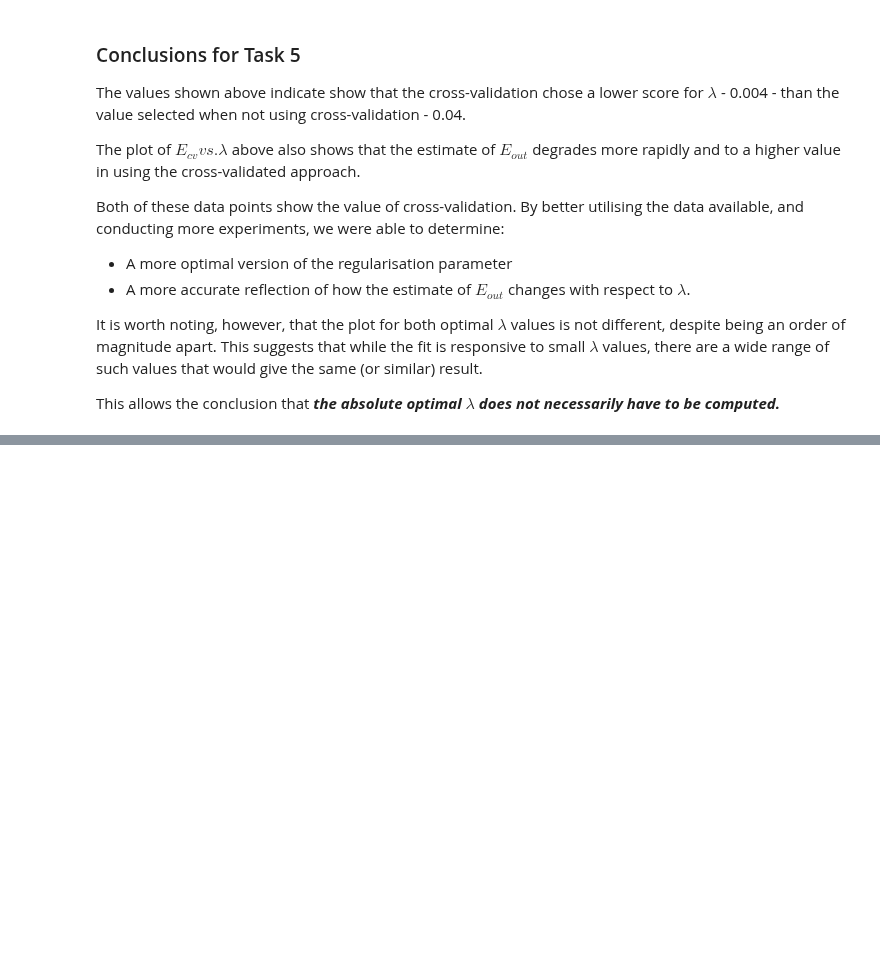
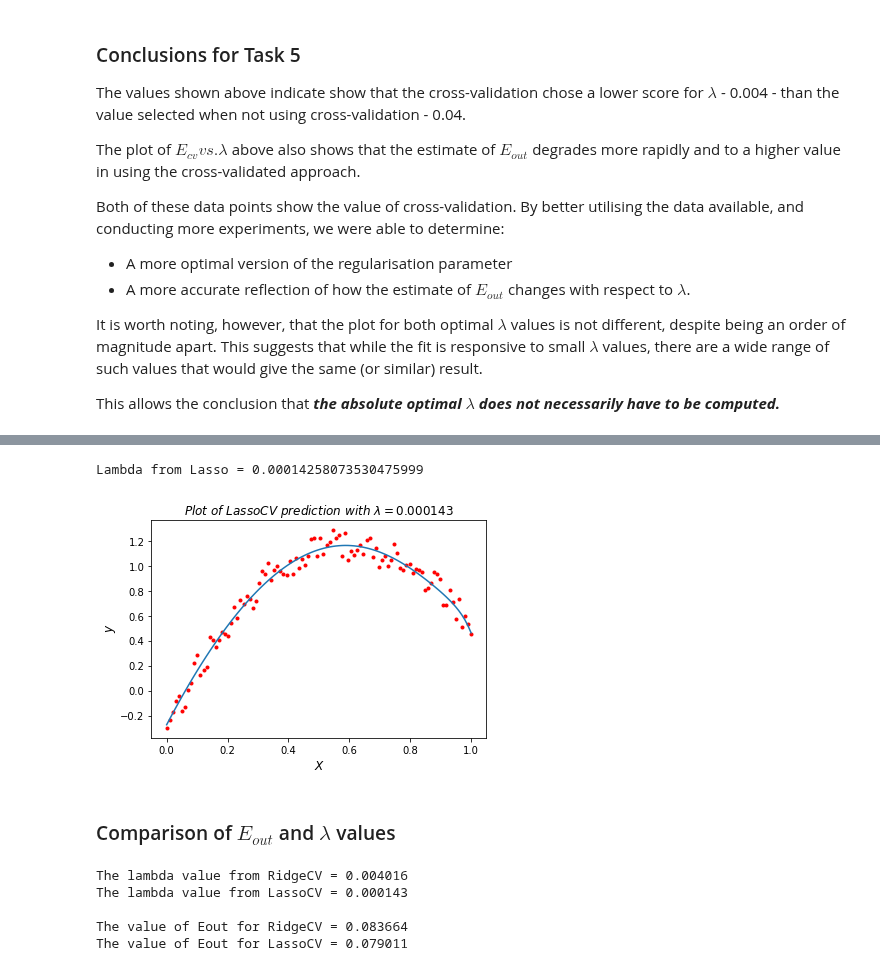
Before and after one commit to vipulpopat/MSCAI_Sem1_Etivity4, a Jupyter notebook: Etivity4_CE6002_18195326.ipynb, the cells around one changed output, grey strips where cells are left out. Cells and saved outputs as stored; diff of their text form; code cells hidden in the pictures; blank space fills up the shorter version.

```diff
--- a/Etivity4_CE6002_18195326.ipynb
+++ b/Etivity4_CE6002_18195326.ipynb
@@ -336,0 +375,20 @@ This allows the conclusion that **_the absolute optimal $\lambda$ does not neces
+# %%
+lasso_cv = LassoCV(n_alphas=len(lambdas))
+lasso_cv.fit(X_cv, y_cv)
+
+print(f"Lambda from Lasso = {lasso_cv.alpha_}")
+
+# Plot the original and Lasso predicted functions
+plt.plot(X,y,'r.')
+plt.plot(X, lasso_cv.predict(X_trans))
+
+plt.title(f"Plot of LassoCV prediction with $\lambda = {lasso_cv.alpha_:.6f}$", fontsize='large', fontstyle='italic')
+plt.xlabel("X", fontsize='large', fontstyle='italic')
+plt.ylabel("y", fontsize='large', fontstyle='italic')
+
+plt.show()
+# %% [output]
+Lambda from Lasso = 0.00014258073530475999
+[figure, added]
+# %% [markdown]
+### Comparison of $E_{out}$ and $\lambda$ values
@@ -336,0 +400,17 @@ This allows the conclusion that **_the absolute optimal $\lambda$ does not neces
+# %%
+print(f"The lambda value from RidgeCV = {ridge_cv.alpha_:.6f}")
+print(f"The lambda value from LassoCV = {lasso_cv.alpha_:.6f}")
+print()
+
+# Calculate Eout based on the held out test set
+ridge_eout = calc_error_from_pred(y_test, ridge_cv.predict(X_test))
+lasso_eout = calc_error_from_pred(y_test, lasso_cv.predict(X_test))
+
+print(f"The value of Eout for RidgeCV = {ridge_eout:.6f}")
+print(f"The value of Eout for LassoCV = {lasso_eout:.6f}")
+# %% [output]
+The lambda value from RidgeCV = 0.004016
+The lambda value from LassoCV = 0.000143
+
+The value of Eout for RidgeCV = 0.083664
+The value of Eout for LassoCV = 0.079011
```
Also changed, not shown: parts of 14 cells of this notebook.
